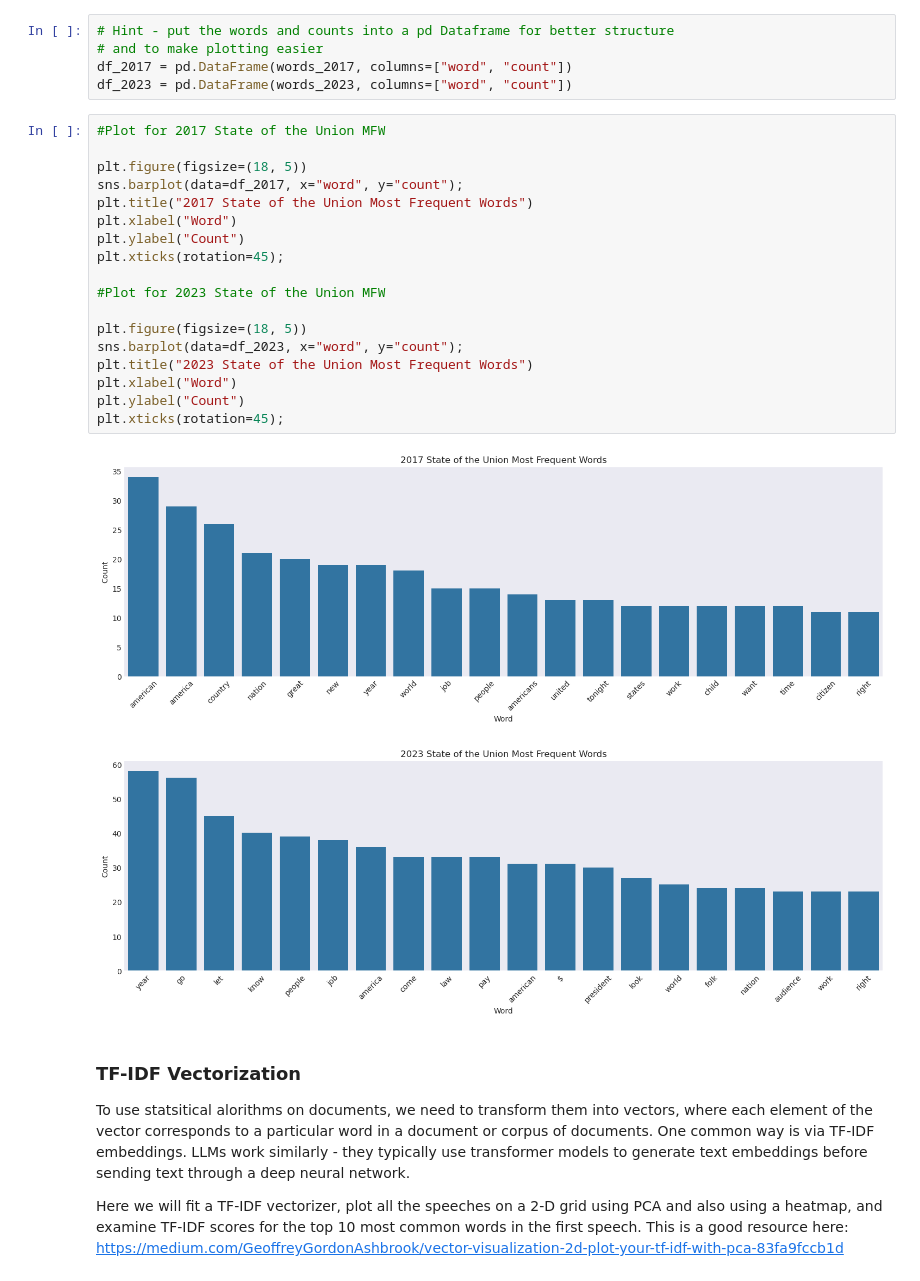
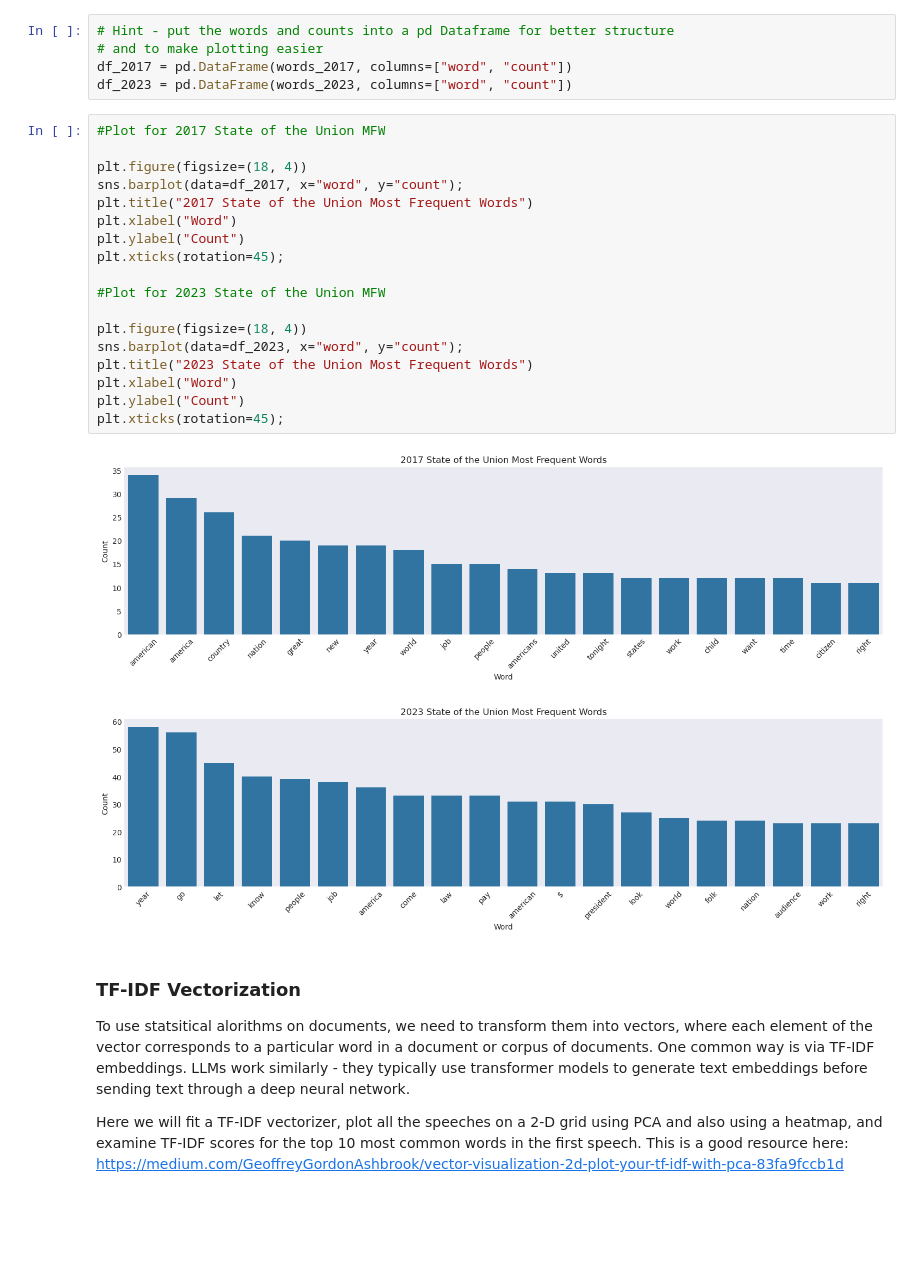
Before and after one commit to UCB-stat-159-f25/proj02-group16, a Jupyter notebook: nlp-P02.ipynb, the cells around one changed output. Drawn from its saved outputs; the diff is of its cells as text; blank space fills up the shorter version.

```diff
--- a/nlp-P02.ipynb
+++ b/nlp-P02.ipynb
@@ -280,24 +280,24 @@ df_2023 = pd.DataFrame(words_2023, columns=["word", "count"])
 # %%
 #Plot for 2017 State of the Union MFW
 
-plt.figure(figsize=(18, 5))
+plt.figure(figsize=(18, 4))
 sns.barplot(data=df_2017, x="word", y="count");
 plt.title("2017 State of the Union Most Frequent Words")
 plt.xlabel("Word")
 plt.ylabel("Count")
 plt.xticks(rotation=45);
 
 #Plot for 2023 State of the Union MFW
 
-plt.figure(figsize=(18, 5))
+plt.figure(figsize=(18, 4))
 sns.barplot(data=df_2023, x="word", y="count");
 plt.title("2023 State of the Union Most Frequent Words")
 plt.xlabel("Word")
 plt.ylabel("Count")
 plt.xticks(rotation=45);
 # %% [output]
-[figure, old version]
+[figure, new version]
-[figure, old version]
+[figure, new version]
 # %% [markdown]
 ### TF-IDF Vectorization
 
```
Also changed, not shown: parts of 3 cells of this notebook.
